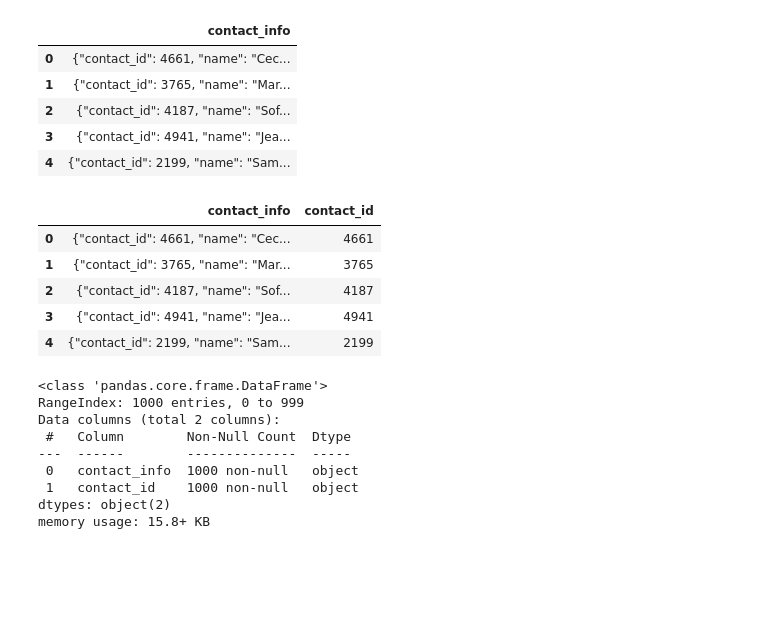
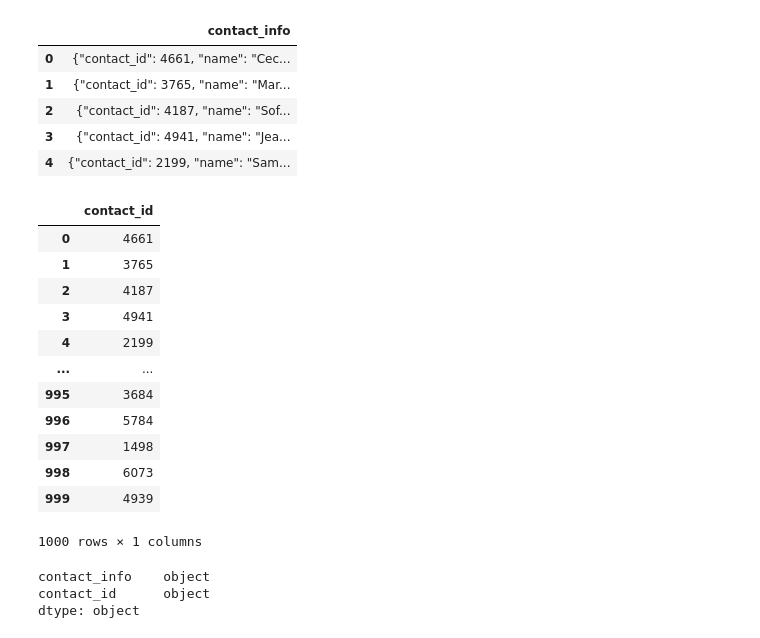
Before and after one commit to VictoriaScott-re/Crowdfunding_ETL, a Jupyter notebook: ETL_Mini_Project_SShahid_VScott.ipynb, the cells around one changed output. Cells and saved outputs as stored; diff of their text form; code cells hidden in the pictures; blank space fills up the shorter version.

```diff
--- a/ETL_Mini_Project_SShahid_VScott.ipynb
+++ b/ETL_Mini_Project_SShahid_VScott.ipynb
@@ -230,7 +316,8 @@ campaign_df.to_csv('/Users/syedshahid/Crowdfunding_ETL/Resources/campaign.csv',
 ### Extract the contacts.xlsx Data.
 # %%
 # Read the data into a Pandas DataFrame. Use the `header=2` parameter when reading in the data.
-contact_info_df = pd.read_excel('Resources/contacts.xlsx', header=2)
+contact_info_df = pd.read_excel('Resources/contacts.xlsx', header=3)
+contact_info_df.columns = ['contact_info']
 contact_info_df.head()
 # %% [output]
 |  | contact_info |
@@ -346,24 +378,29 @@ contact_info_df_copy.head()
 | 4 | {"contact_id": 2199, "name": "Sam... |
 # %%
 # Extract the four-digit contact ID number.
+p = r'"contact_id":\s*(\d{4})'
+contact_info_df['contact_id'] = contact_info_df['contact_info'].str.extract(p)
+contact_info_df[['contact_id']]
 # %% [output]
-|  | contact_info | contact_id |
-| 0 | {"contact_id": 4661, "name": "Cec... | 4661 |
-| 1 | {"contact_id": 3765, "name": "Mar... | 3765 |
-| 2 | {"contact_id": 4187, "name": "Sof... | 4187 |
-| 3 | {"contact_id": 4941, "name": "Jea... | 4941 |
-| 4 | {"contact_id": 2199, "name": "Sam... | 2199 |
+|  | contact_id |
+| 0 | 4661 |
+| 1 | 3765 |
+| 2 | 4187 |
+| 3 | 4941 |
+| 4 | 2199 |
+| ... | ... |
+| 995 | 3684 |
+| 996 | 5784 |
+| 997 | 1498 |
+| 998 | 6073 |
+| 999 | 4939 |
+1000 rows × 1 columns
 # %%
 # Check the datatypes.
+contact_info_df.dtypes
 # %% [output]
-<class 'pandas.core.frame.DataFrame'>
-RangeIndex: 1000 entries, 0 to 999
-Data columns (total 2 columns):
- #   Column        Non-Null Count  Dtype
----  ------        --------------  -----
- 0   contact_info  1000 non-null   object
- 1   contact_id    1000 non-null   object
-dtypes: object(2)
-memory usage: 15.8+ KB
+contact_info    object
+contact_id      object
+dtype: object
 # %%
 # Convert the "contact_id" column to an int64 data type.
```
Also changed, not shown: parts of 37 cells of this notebook, 7 other files.
